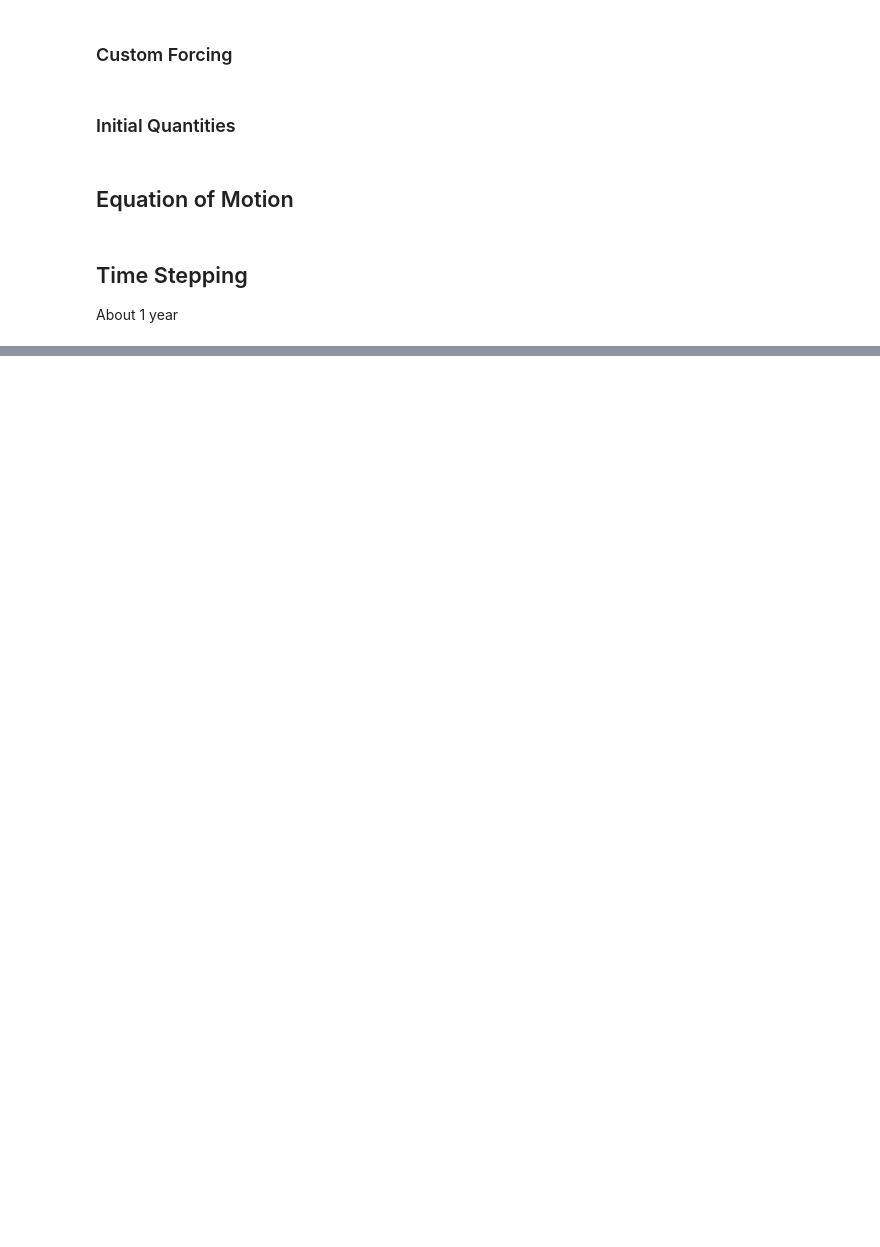
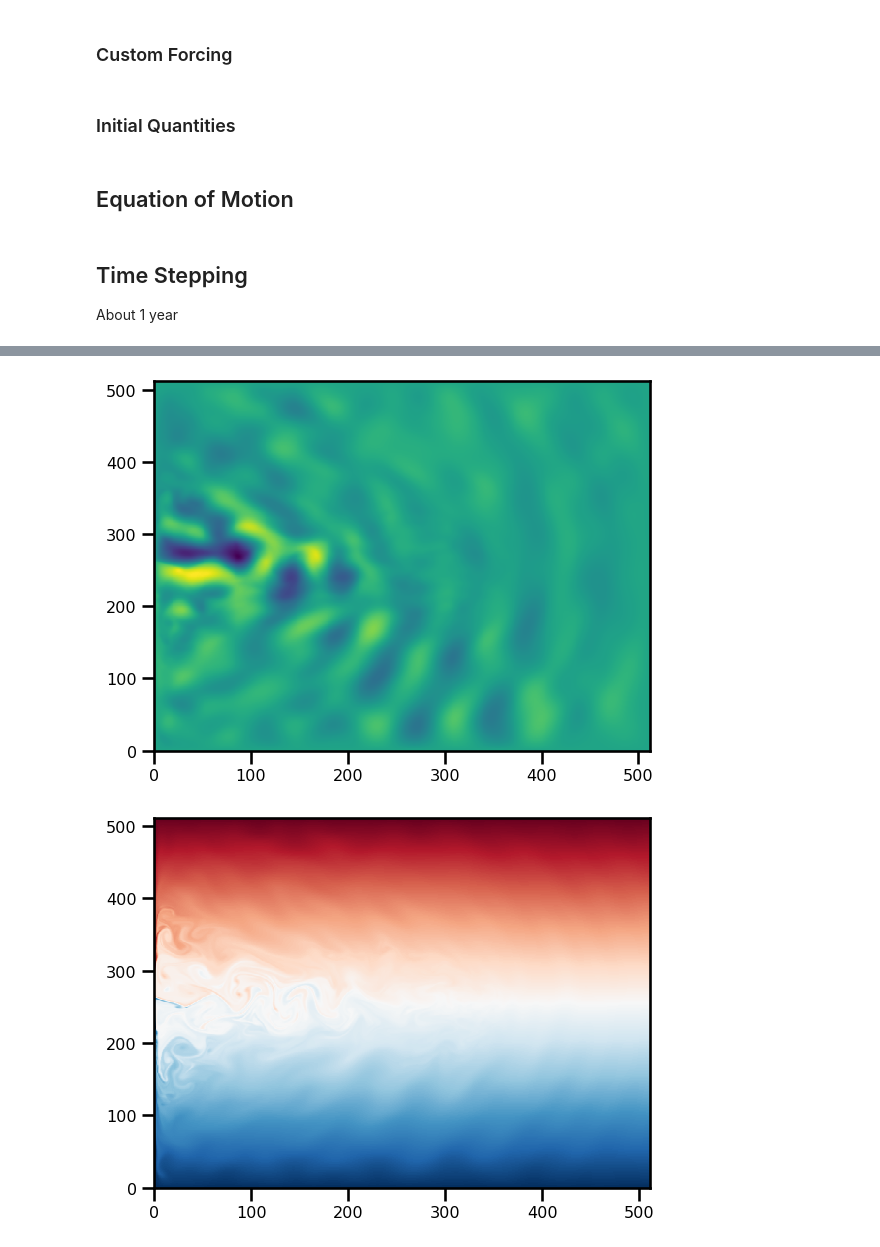
Before and after one commit to jejjohnson/somax, a Jupyter notebook: notebooks/dev/QG_Multilayer/mqg_demo_retangular.ipynb, the cells around one changed output, grey strips where cells are left out. Drawn from its saved outputs; the diff is of its cells as text; code cells hidden in the pictures; blank space fills up the shorter version.

```diff
--- a/notebooks/dev/QG_Multilayer/mqg_demo_retangular.ipynb
+++ b/notebooks/dev/QG_Multilayer/mqg_demo_retangular.ipynb
@@ -354,0 +470,4 @@ saveat = dfx.SaveAt(ts=ts)
+# %%
+%%time
+
+final, result = lax.scan(apply_timestep, init=final, xs=all_steps)
@@ -354,0 +477,10 @@ saveat = dfx.SaveAt(ts=ts)
+# %%
+# state
+
+plt.pcolormesh(final.psi[-1].T, cmap="viridis")
+plt.show()
+plt.pcolormesh(final.q[-1].T, cmap="RdBu_r")
+plt.show()
+# %% [output]
+[figure, added]
+[figure, added]
```
Also changed, not shown: parts of 26 cells of this notebook, 2 other files.
